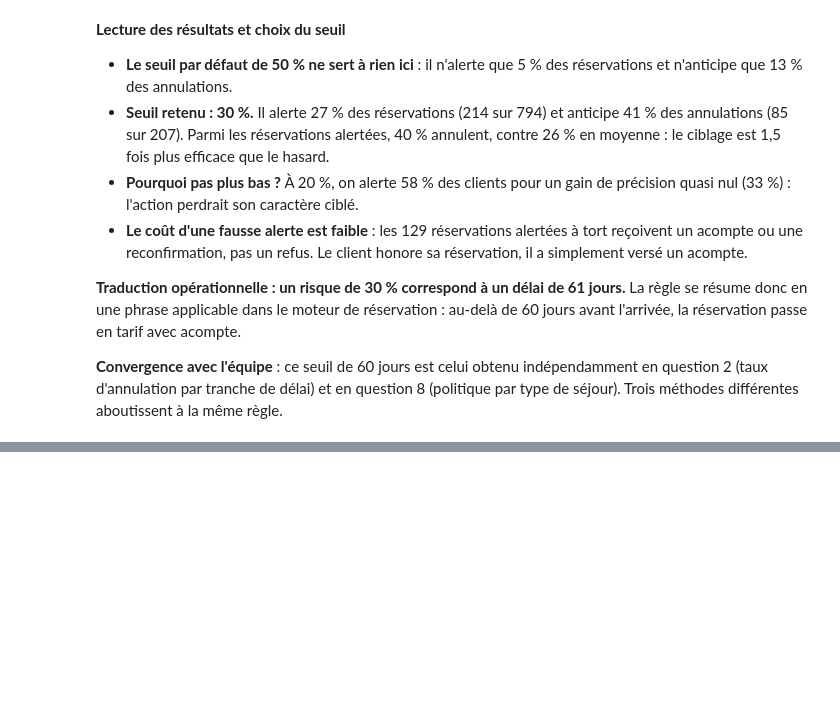
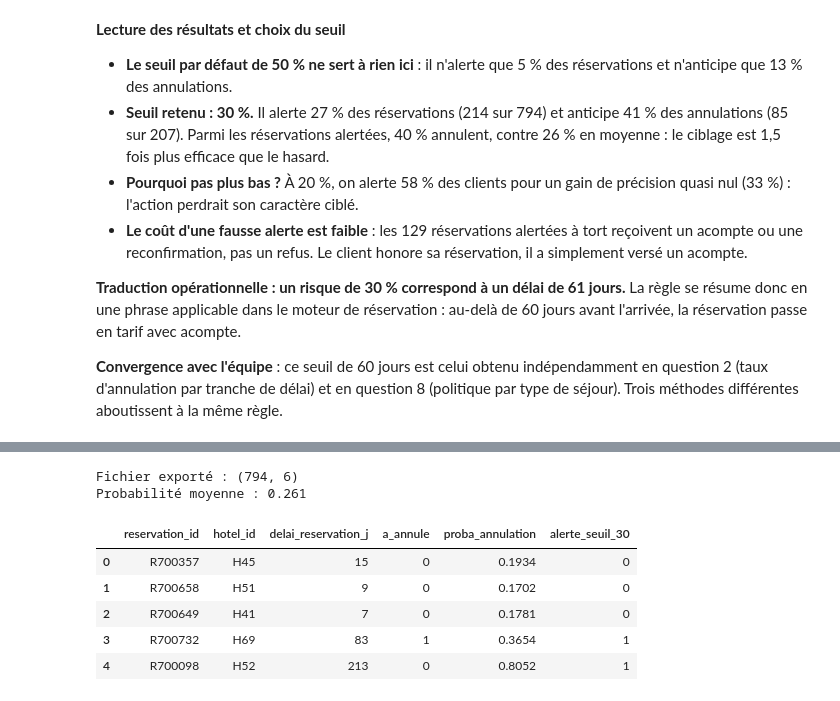
Before and after one commit to Wens10/PROJET-DATAMINING, a Jupyter notebook: notebooks/Q5.ipynb, the cells around one changed output, grey strips where cells are left out. Drawn from its saved outputs; the diff is of its cells as text; code cells hidden in the pictures; blank space fills up the shorter version.

Commit message:
Q5 : export des probabilités d'annulation pour la Q6

```diff
--- a/notebooks/Q5.ipynb
+++ b/notebooks/Q5.ipynb
@@ -386,0 +391,23 @@ Matrice de confusion au seuil de 30 % (lignes : réel, colonnes : alerte)
+# %%
+export = df[["reservation_id", "hotel_id", "delai_reservation_j", cible]].copy()
+export["proba_annulation"] = proba_hors_echantillon.round(4)
+export["alerte_seuil_30"] = (proba_hors_echantillon >= seuil_retenu).astype(int)
+
+# Contrôles avant export
+assert len(export) == 794
+assert export["reservation_id"].is_unique
+assert export["proba_annulation"].between(0, 1).all()
+
+export.to_csv("../data/clean/proba_annulation.csv", index=False)
+print("Fichier exporté :", export.shape)
+print("Probabilité moyenne :", round(export["proba_annulation"].mean(), 3))
+export.head()
+# %% [output]
+Fichier exporté : (794, 6)
+Probabilité moyenne : 0.261
+|  | reservation_id | hotel_id | delai_reservation_j | a_annule | proba_annulation | alerte_seuil_30 |
+| 0 | R700357 | H45 | 15 | 0 | 0.1934 | 0 |
+| 1 | R700658 | H51 | 9 | 0 | 0.1702 | 0 |
+| 2 | R700649 | H41 | 7 | 0 | 0.1781 | 0 |
+| 3 | R700732 | H69 | 83 | 1 | 0.3654 | 1 |
+| 4 | R700098 | H52 | 213 | 0 | 0.8052 | 1 |
```
Also changed, not shown: parts of 1 cell of this notebook, 1 other file.
